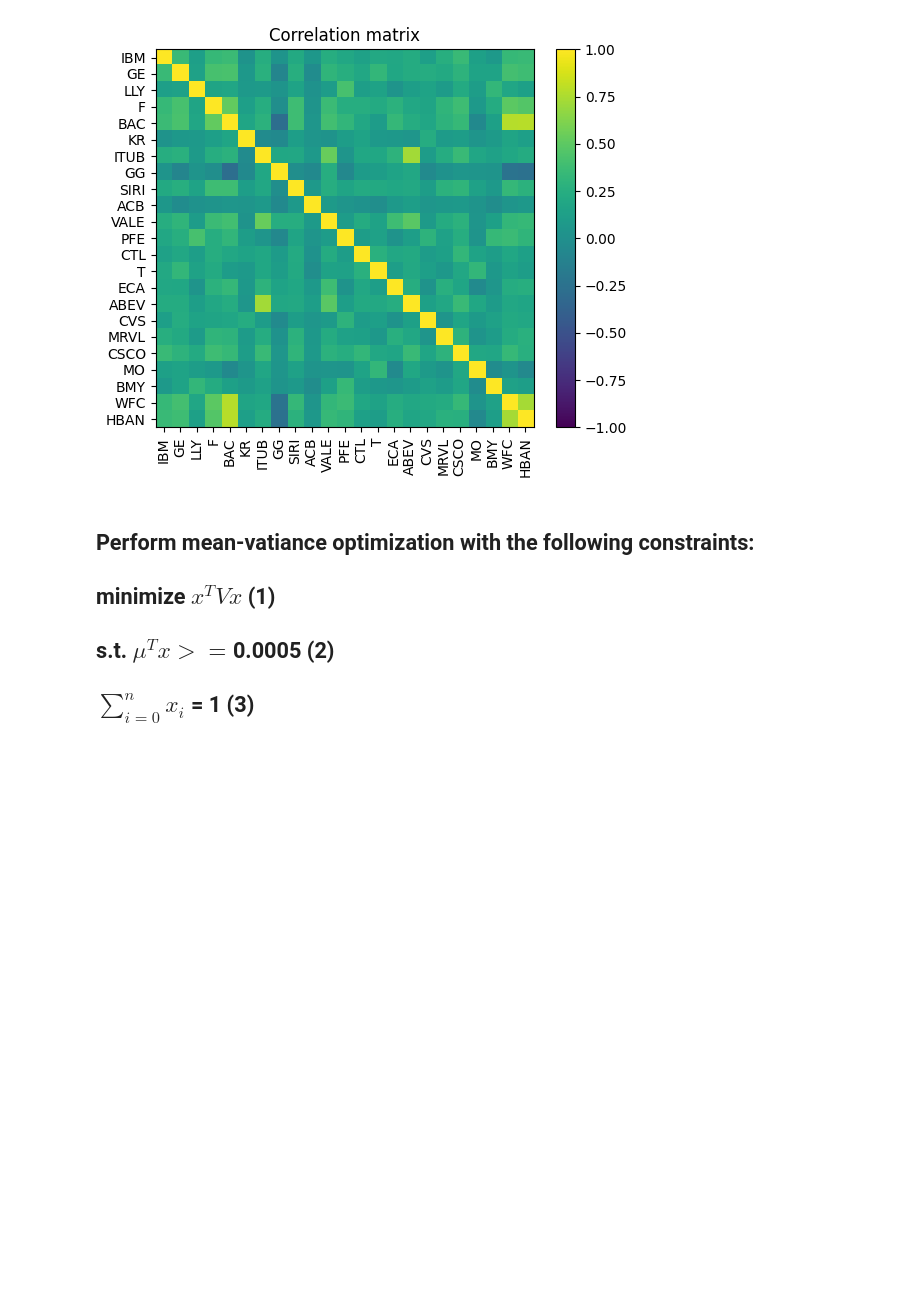
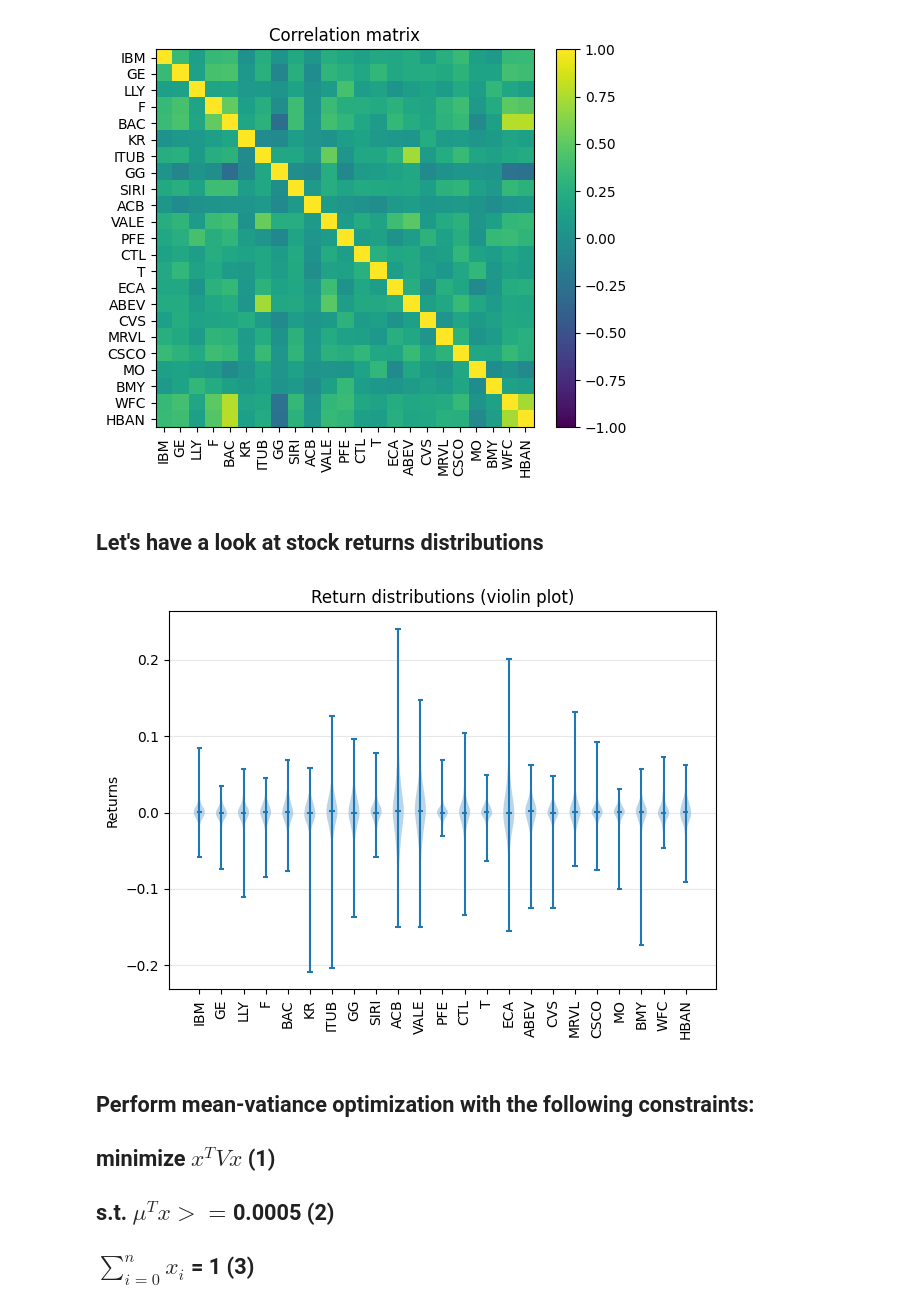
Before and after one commit to conformist89/optim-methods-asset-in-management, a Jupyter notebook: optim-intervace.ipynb, the cells around one changed output. Saved outputs shown, nothing was run; the diff lists cells and outputs as text; code cells hidden in the pictures; blank space fills up the shorter version.

Commit message:
Added violin plot of stock returns

```diff
--- a/optim-intervace.ipynb
+++ b/optim-intervace.ipynb
@@ -31,3 +33,9 @@ plot_correlation_matrix(corr, asset_names)
+# %% [markdown]
+## Let's have a look at stock returns distributions
+# %%
+plot_return_violins(stock_returns.drop(columns=["date"]), asset_names)
+# %% [output]
+[figure, added]
 # %% [markdown]
 ## Perform mean-vatiance optimization with the following constraints:
 
```
Also changed, not shown: parts of 1 cell of this notebook, 1 other file.
